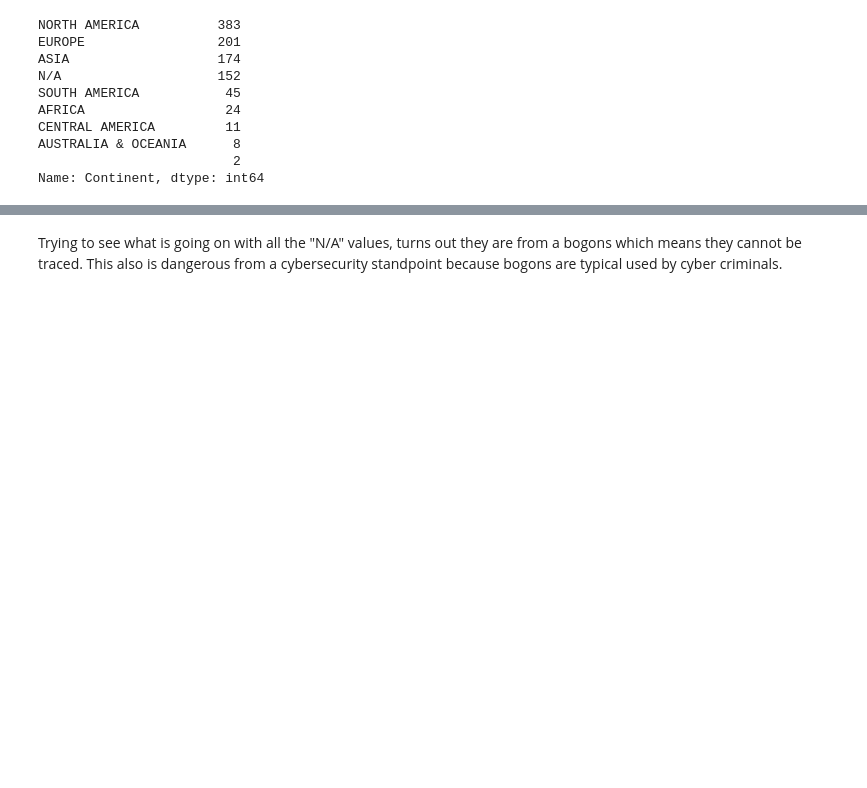
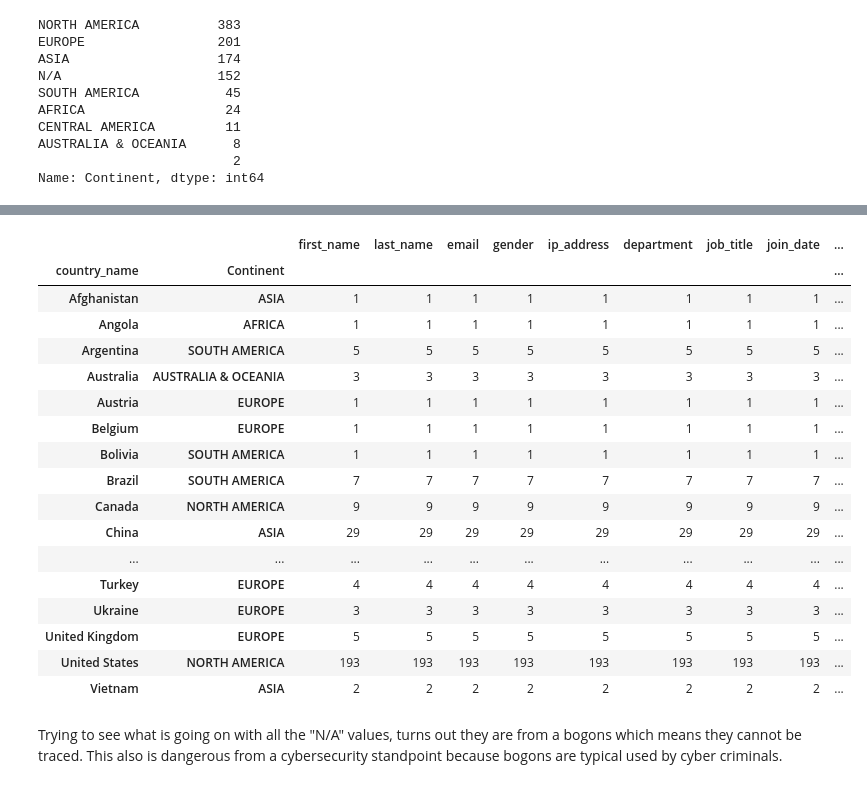
Before and after one commit to amyfbear/ADO, a Jupyter notebook: code/ADO.ipynb, the cells around one changed output, grey strips where cells are left out. Drawn from its saved outputs; the diff is of its cells as text; code cells hidden in the pictures; blank space fills up the shorter version.

```diff
--- a/code/ADO.ipynb
+++ b/code/ADO.ipynb
@@ -649,0 +710,4 @@ Name: Continent, dtype: int64
+# %%
+male_ = combine['binary_gender'] == 0
+# %%
+male_combine = combine[male_]
@@ -650,3 +727,24 @@ Name: Continent, dtype: int64
+# %%
+male_combine.groupby(["country_name","Continent"]).count()
+# %% [output]
+|  |  | first_name | last_name | email | gender | ip_address | department | job_title | join_date | ... |
+| country_name | Continent |  |  |  |  |  |  |  |  | ... |
+| Afghanistan | ASIA | 1 | 1 | 1 | 1 | 1 | 1 | 1 | 1 | ... |
+| Angola | AFRICA | 1 | 1 | 1 | 1 | 1 | 1 | 1 | 1 | ... |
+| Argentina | SOUTH AMERICA | 5 | 5 | 5 | 5 | 5 | 5 | 5 | 5 | ... |
+| Australia | AUSTRALIA & OCEANIA | 3 | 3 | 3 | 3 | 3 | 3 | 3 | 3 | ... |
+| Austria | EUROPE | 1 | 1 | 1 | 1 | 1 | 1 | 1 | 1 | ... |
+| Belgium | EUROPE | 1 | 1 | 1 | 1 | 1 | 1 | 1 | 1 | ... |
+| Bolivia | SOUTH AMERICA | 1 | 1 | 1 | 1 | 1 | 1 | 1 | 1 | ... |
+| Brazil | SOUTH AMERICA | 7 | 7 | 7 | 7 | 7 | 7 | 7 | 7 | ... |
+| Canada | NORTH AMERICA | 9 | 9 | 9 | 9 | 9 | 9 | 9 | 9 | ... |
+| China | ASIA | 29 | 29 | 29 | 29 | 29 | 29 | 29 | 29 | ... |
+| ... | ... | ... | ... | ... | ... | ... | ... | ... | ... | ... |
+| Turkey | EUROPE | 4 | 4 | 4 | 4 | 4 | 4 | 4 | 4 | ... |
+| Ukraine | EUROPE | 3 | 3 | 3 | 3 | 3 | 3 | 3 | 3 | ... |
+| United Kingdom | EUROPE | 5 | 5 | 5 | 5 | 5 | 5 | 5 | 5 | ... |
+| United States | NORTH AMERICA | 193 | 193 | 193 | 193 | 193 | 193 | 193 | 193 | ... |
+| Vietnam | ASIA | 2 | 2 | 2 | 2 | 2 | 2 | 2 | 2 | ... |
 # %% [markdown]
 Trying to see what is going on with all the "N/A" values, turns out they are from a bogons which means they cannot be traced. This also is dangerous from a cybersecurity standpoint because bogons are typical used by cyber criminals.
 # %%
```
Also changed, not shown: parts of 20 cells of this notebook, 6 other files.
